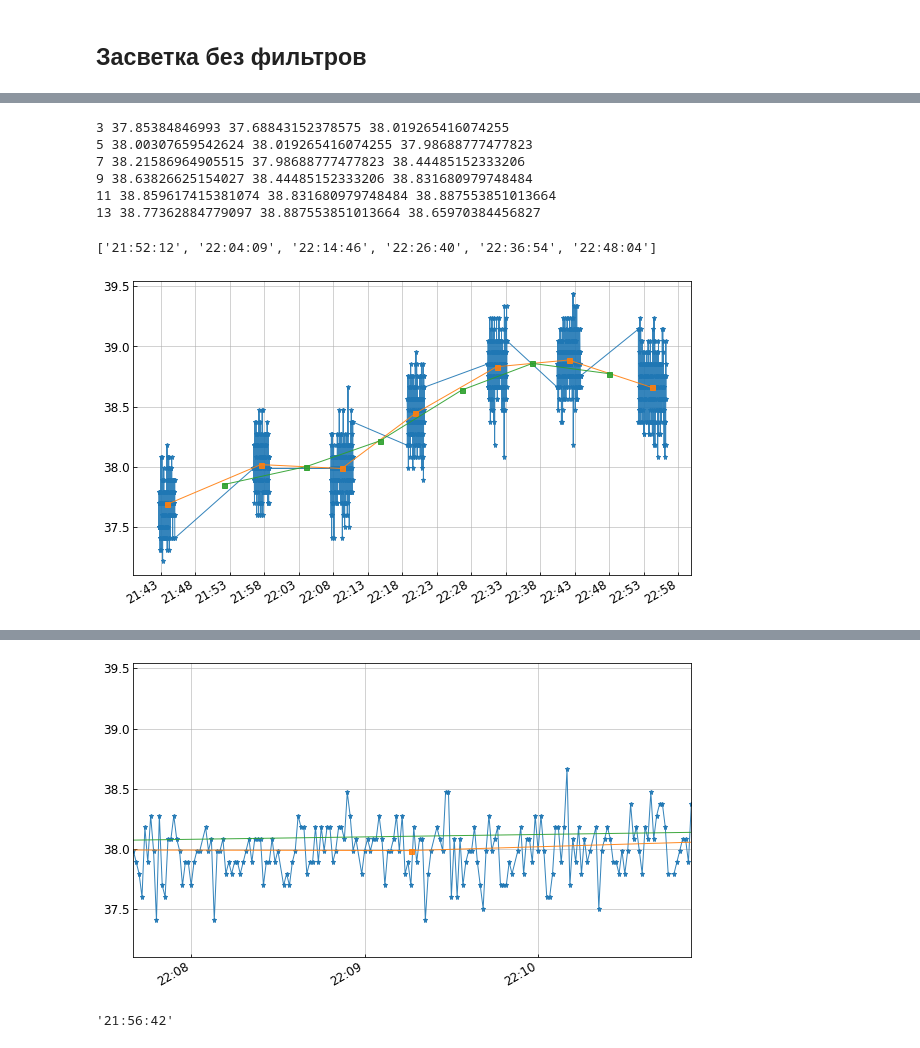
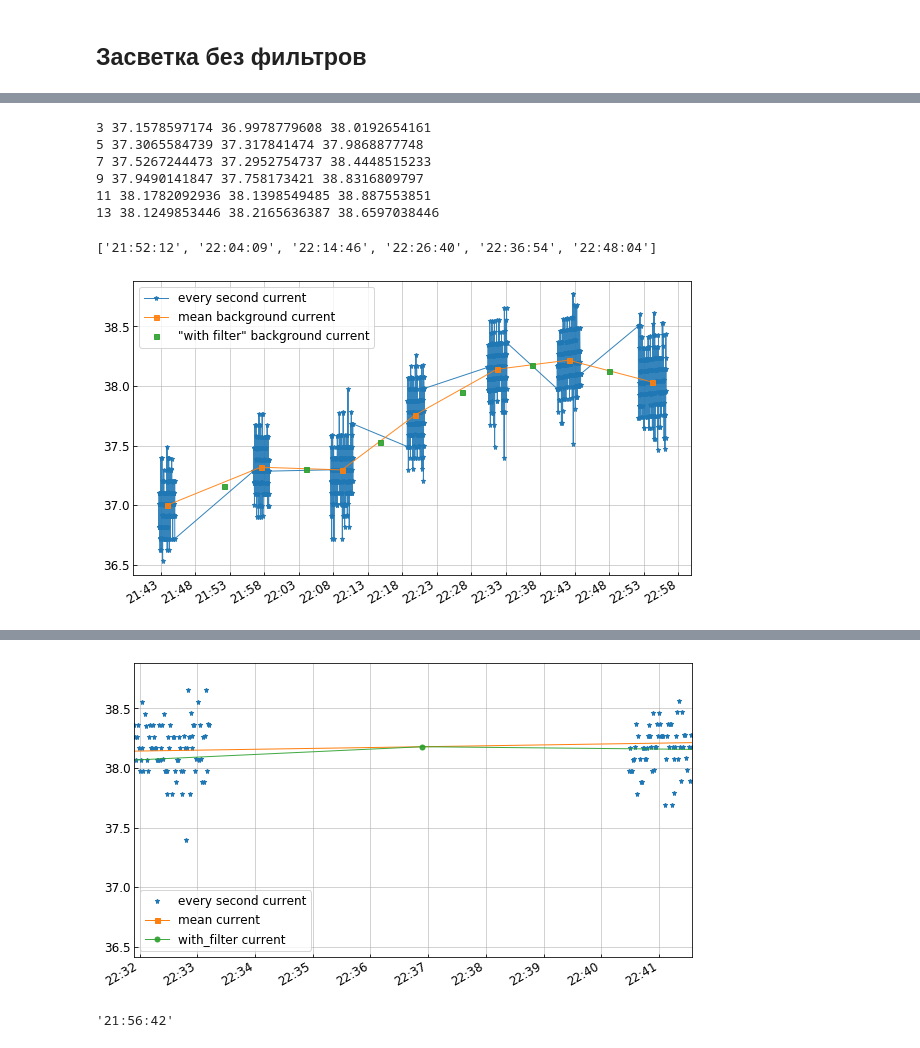
Before and after one commit to bonvech/Sphere, a Jupyter notebook: Detector/SiPM_and_filters.ipynb, the cells around one changed output, grey strips where cells are left out. Drawn from its saved outputs; the diff is of its cells as text; code cells hidden in the pictures.

```diff
--- a/Detector/SiPM_and_filters.ipynb
+++ b/Detector/SiPM_and_filters.ipynb
@@ -96,3 +96,8 @@ for i in range(table.shape[0]):
     table.loc[i, 'Tstd'] = part['T'].std()
     table.loc[i, 'U5']   = part.U5.mean()
     table.loc[i, 'U5std'] = part.U5.std()
+    table.loc[i, 'index0'] = part.index[0]
+    table.loc[i, 'index1'] = part.index[part.U.count()-1]
+    print(i, part.index[0], part.index[part.U.count()-1])
+    if i== 3:
+        print(part)
@@ -289,9 +312,11 @@ cur_mean = []
 
 ## выделим данные при w 250 и без фильтров
 for i in range(table.shape[0]-3):
+
     part = data[(data.time >= table.begin[i]) & (data.time <= table.end[i])]
     ## count mean time
     n = table.loc[i, 'count']
+    table.loc[i,'In'] = part.In.mean()
     table.loc[i,'tmean'] = part.time.loc[part.time.index[0]+n//2]
 
     if (table.name[i] != 'Без_фильтров') or (table.w[i] != 250):
@@ -302,7 +327,7 @@ for i in range(table.shape[0]-3):
     print(i, n, part.shape, part.xtime.loc[part.xtime.index[0]+n//2] )
 
     nofilter = pd.concat([nofilter, part])
-    cur_mean.append( part.I.mean())
+    cur_mean.append( part.In.mean())
     #time_mean.append(part.xtime.loc[part.xtime.index[0]+n//2] )
     time_mean.append(part.time.loc[part.time.index[0]+n//2] )
 
@@ -340,17 +363,17 @@ time_filter_mean = []
 for i in range(table.shape[0]-1):
 
     if (table.name[i] != 'Без_фильтров') and (table.w[i] == 250):
-        cur = 0.5 * (table.I[i-1] + table.I[i+1])
-        print(i,cur, table.I[i-1],table.I[i+1])
+        cur = 0.5 * (table.In[i-1] + table.In[i+1])
+        print(i,cur, table.In[i-1],table.I[i+1])
         cur_filter_mean.append(cur)
         time_filter_mean.append(table.tmean[i])
 # %% [output]
-3 37.85384846993 37.68843152378575 38.019265416074255
-5 38.00307659542624 38.019265416074255 37.98688777477823
-7 38.21586964905515 37.98688777477823 38.44485152333206
-9 38.63826625154027 38.44485152333206 38.831680979748484
-11 38.859617415381074 38.831680979748484 38.887553851013664
-13 38.77362884779097 38.887553851013664 38.65970384456827
+3 37.1578597174 36.9978779608 38.0192654161
+5 37.3065584739 37.317841474 37.9868877748
+7 37.5267244473 37.2952754737 38.4448515233
+9 37.9490141847 37.758173421 38.8316809797
+11 38.1782092936 38.1398549485 38.887553851
+13 38.1249853446 38.2165636387 38.6597038446
 # %%
 time_filter_mean
 # %% [output]
@@ -359,42 +382,52 @@ time_filter_mean
 fig, ax = plt.subplots()
 
 xx = [dt.datetime.strptime(i, '%H:%M:%S') for i in nofilter.time]
-ax.plot(xx, nofilter.I, '-*', alpha=0.9)
+ax.plot(xx, nofilter.In, '-*', alpha=0.9, label = 'every second current')
 
 xxx = [dt.datetime.strptime(i, '%H:%M:%S') for i in time_mean]
-ax.plot(xxx, cur_mean, '-s', alpha=0.9)
+ax.plot(xxx, cur_mean, '-s', alpha=0.9, label = 'mean background current')
 
 xxf = [dt.datetime.strptime(i, '%H:%M:%S') for i in time_filter_mean]
-ax.plot(xxf, cur_filter_mean, '-s', alpha=0.9)
+ax.plot(xxf, cur_filter_mean, 's', alpha=0.9, label = '\"with filter\" background current')
 
 
 #ax.set_xticks(nofilter.timestamp)
 ax.xaxis.set_major_locator(dates.MinuteLocator(interval=5))  # <--- NOTE!
 ax.xaxis.set_major_formatter(dates.DateFormatter("%H:%M"))
 fig.autofmt_xdate()
+plt.legend()
 plt.grid()
 # %% [output]
-[figure, old version]
+[figure, new version]
 # %%
 fig, ax = plt.subplots()
 
 xx = [dt.datetime.strptime(i, '%H:%M:%S') for i in nofilter.time]
-ax.plot(xx, nofilter.I, '-*', alpha=0.9)
+ax.plot(xx, nofilter.In, '*', label = 'every second current')
 
 xxx = [dt.datetime.strptime(i, '%H:%M:%S') for i in time_mean]
-ax.plot(xxx, cur_mean, '-s', alpha=0.9)
+ax.plot(xxx, cur_mean, '-s',  label = 'mean current')
 
 xxf = [dt.datetime.strptime(i, '%H:%M:%S') for i in time_filter_mean]
-ax.plot(xxf, cur_filter_mean, '-s', alpha=0.9)
+ax.plot(xxf, cur_filter_mean, '-o', alpha=0.9, label = 'with_filter current')
 
 ax.xaxis.set_major_locator(dates.MinuteLocator(interval=1))  # <--- NOTE!
 ax.xaxis.set_major_formatter(dates.DateFormatter("%H:%M"))
 
-tmin = 270  ##136
-tmax = 456  ##269
+#
+i = 4
+tmin = int(table.index0[i])
+tmax = int(table.index1[i])
+print(i, tmin, tmax, nofilter.time.loc[tmin], nofilter.time.loc[tmax],)
+xmin = dt.datetime.strptime(nofilter.time.loc[tmin], '%H:%M:%S')
+xmax = dt.datetime.strptime(nofilter.time.loc[tmax], '%H:%M:%S')
+
+#tmin = 270  ##136
+#tmax = 456  ##269
 xmin = dt.datetime.strptime(nofilter.time.loc[nofilter.time.index[tmin]], '%H:%M:%S')
 xmax = dt.datetime.strptime(nofilter.time.loc[nofilter.time.index[tmax]], '%H:%M:%S')
 plt.xlim(xmin, xmax)
 fig.autofmt_xdate()
+plt.legend()
 plt.grid()
 # %% [output]
@@ -401,4 +435,4 @@ plt.grid()
-[figure, old version]
+[figure, new version]
 # %%
 nofilter.time.loc[nofilter.time.index[150]]
 # %% [output]
```
Also changed, not shown: parts of 8 cells of this notebook.
